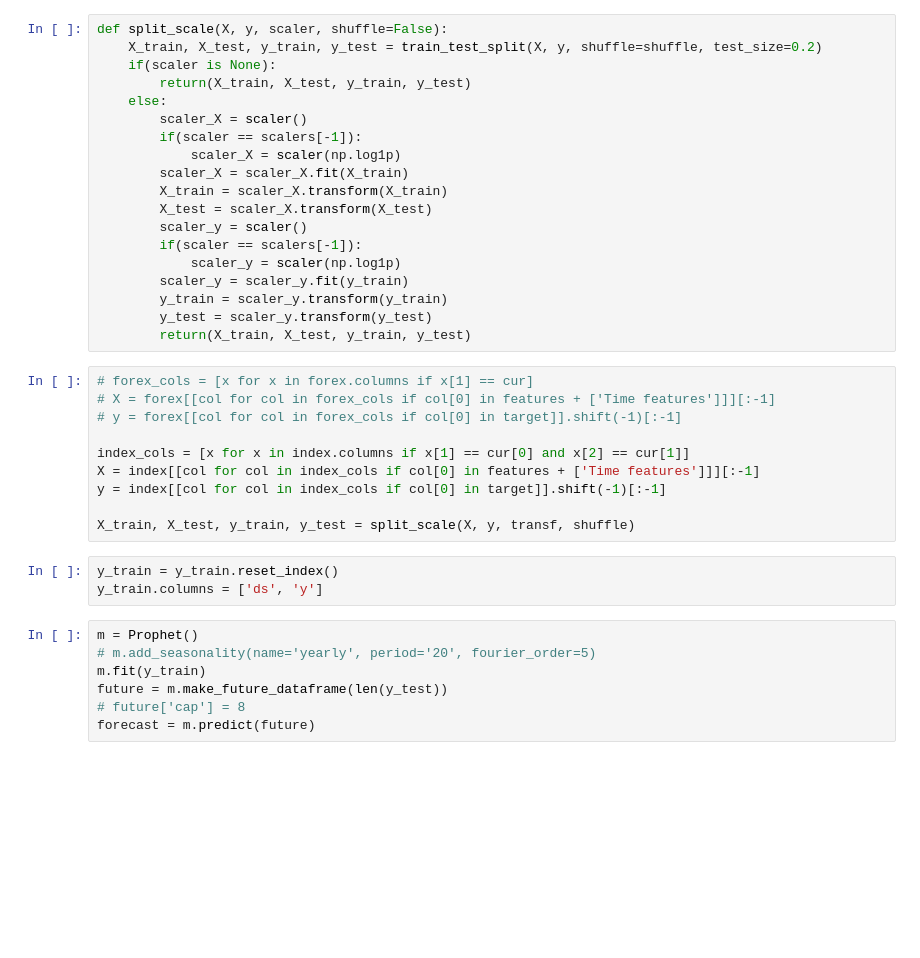
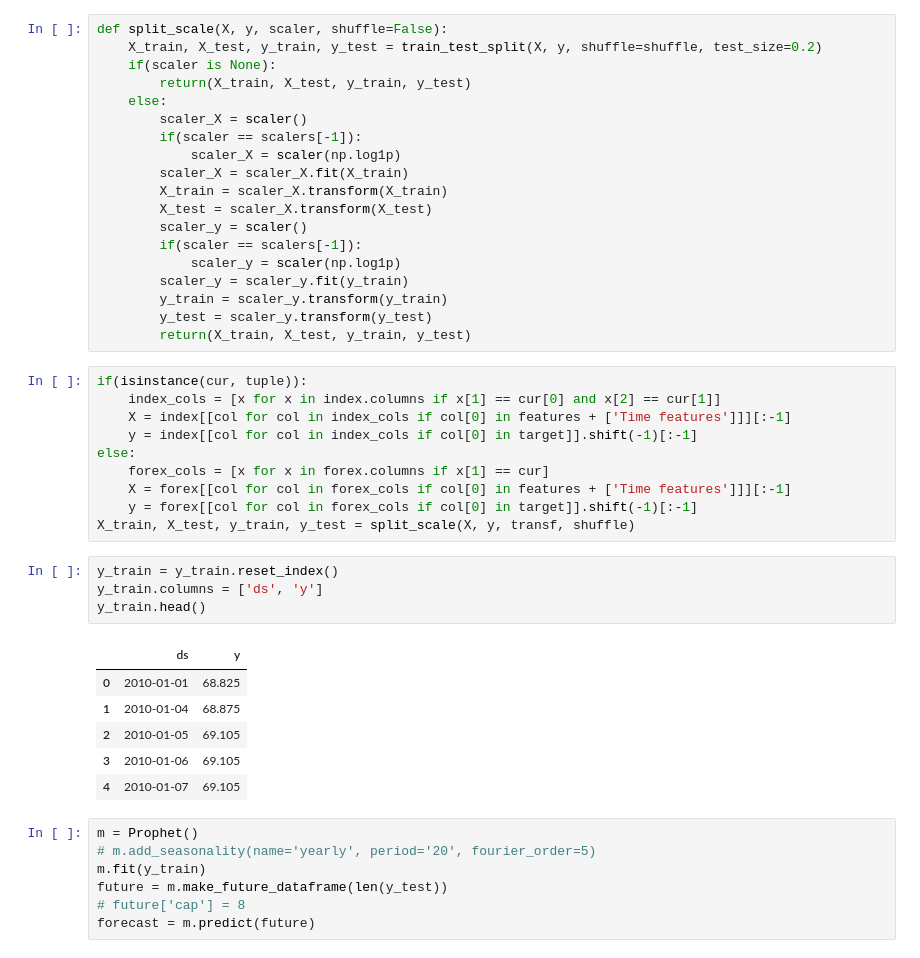
Before and after one commit to KaranMah/project, a Jupyter notebook: Temp Prophet Experiment.ipynb, the cells around one changed output. Saved outputs shown, nothing was run; the diff lists cells and outputs as text; blank space fills up the shorter version.

```diff
--- a/Temp Prophet Experiment.ipynb
+++ b/Temp Prophet Experiment.ipynb
@@ -46,18 +46,26 @@ def split_scale(X, y, scaler, shuffle=False):
         y_test = scaler_y.transform(y_test)
         return(X_train, X_test, y_train, y_test)
 # %%
-# forex_cols = [x for x in forex.columns if x[1] == cur]
-# X = forex[[col for col in forex_cols if col[0] in features + ['Time features']]][:-1]
-# y = forex[[col for col in forex_cols if col[0] in target]].shift(-1)[:-1]
-
-index_cols = [x for x in index.columns if x[1] == cur[0] and x[2] == cur[1]]
-X = index[[col for col in index_cols if col[0] in features + ['Time features']]][:-1]
-y = index[[col for col in index_cols if col[0] in target]].shift(-1)[:-1]
-
+if(isinstance(cur, tuple)):
+    index_cols = [x for x in index.columns if x[1] == cur[0] and x[2] == cur[1]]
+    X = index[[col for col in index_cols if col[0] in features + ['Time features']]][:-1]
+    y = index[[col for col in index_cols if col[0] in target]].shift(-1)[:-1]
+else:
+    forex_cols = [x for x in forex.columns if x[1] == cur]
+    X = forex[[col for col in forex_cols if col[0] in features + ['Time features']]][:-1]
+    y = forex[[col for col in forex_cols if col[0] in target]].shift(-1)[:-1]
 X_train, X_test, y_train, y_test = split_scale(X, y, transf, shuffle)
 # %%
 y_train = y_train.reset_index()
 y_train.columns = ['ds', 'y']
+y_train.head()
+# %% [output]
+|  | ds | y |
+| 0 | 2010-01-01 | 68.825 |
+| 1 | 2010-01-04 | 68.875 |
+| 2 | 2010-01-05 | 69.105 |
+| 3 | 2010-01-06 | 69.105 |
+| 4 | 2010-01-07 | 69.105 |
 # %%
 m = Prophet()
 # m.add_seasonality(name='yearly', period='20', fourier_order=5)
```
Also changed, not shown: parts of 7 cells of this notebook, 3 other files.
